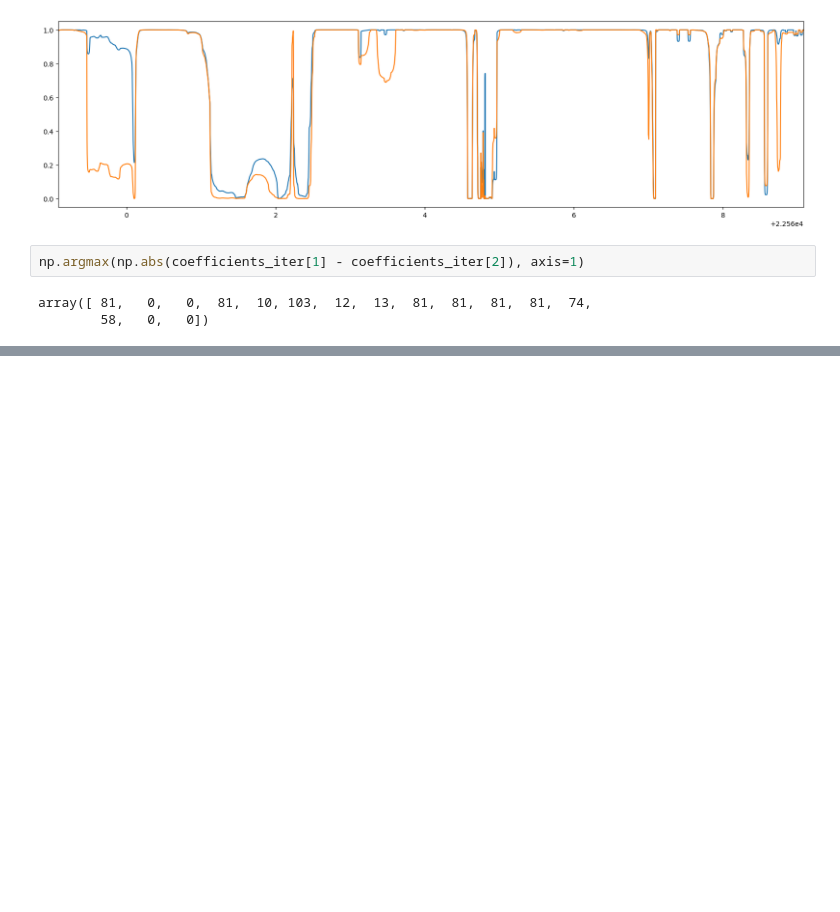
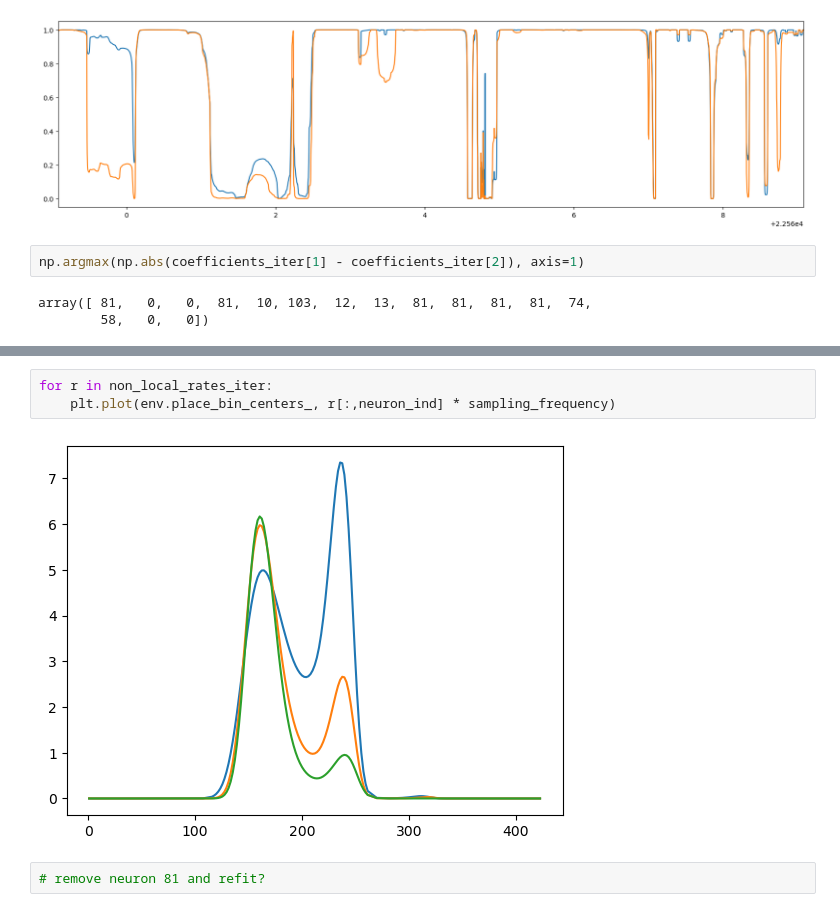
Before and after one commit to edeno/test_hmm, a Jupyter notebook: notebooks/replay_id3c copy.ipynb, the cells around one changed output, grey strips where cells are left out. Drawn from its saved outputs; the diff is of its cells as text; blank space fills up the shorter version.

```diff
--- a/notebooks/replay_id3c copy.ipynb
+++ b/notebooks/replay_id3c copy.ipynb
@@ -403,0 +430,7 @@ spikes[:, 81].sum()
+# %%
+for r in non_local_rates_iter:
+    plt.plot(env.place_bin_centers_, r[:,neuron_ind] * sampling_frequency)
+# %% [output]
+[figure, added]
+# %%
+# remove neuron 81 and refit?
```
Also changed, not shown: parts of 5 cells of this notebook, 2 other files.
